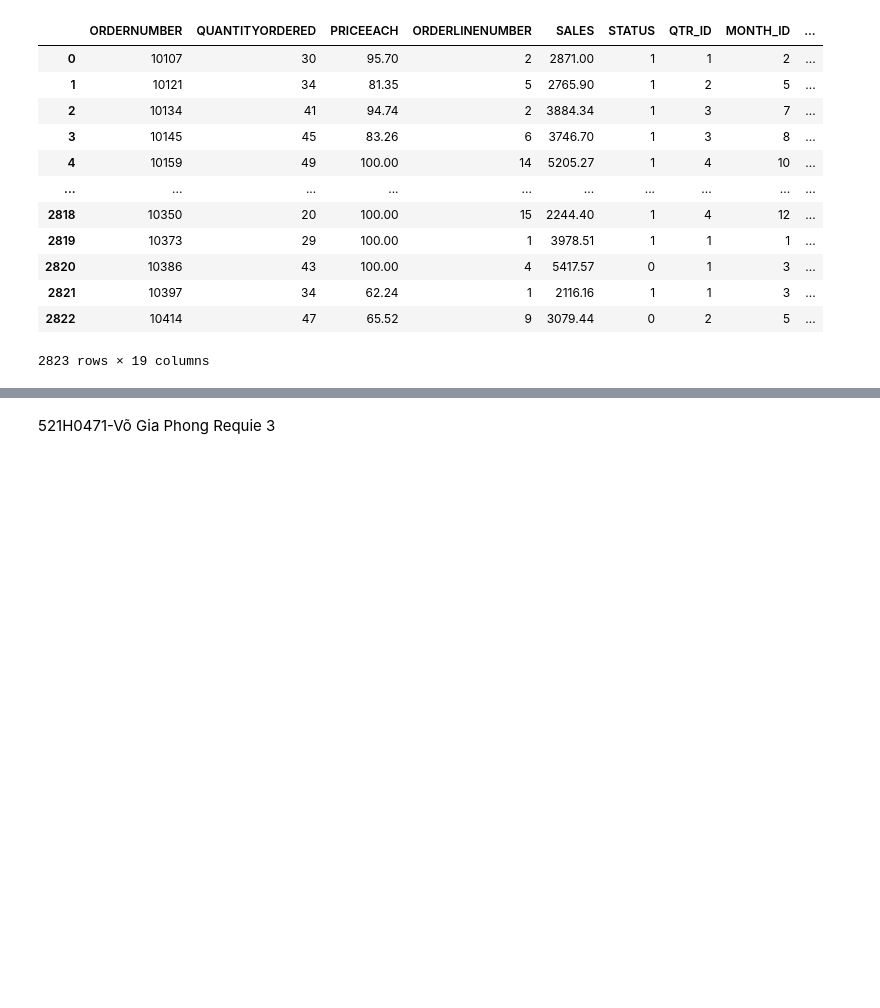
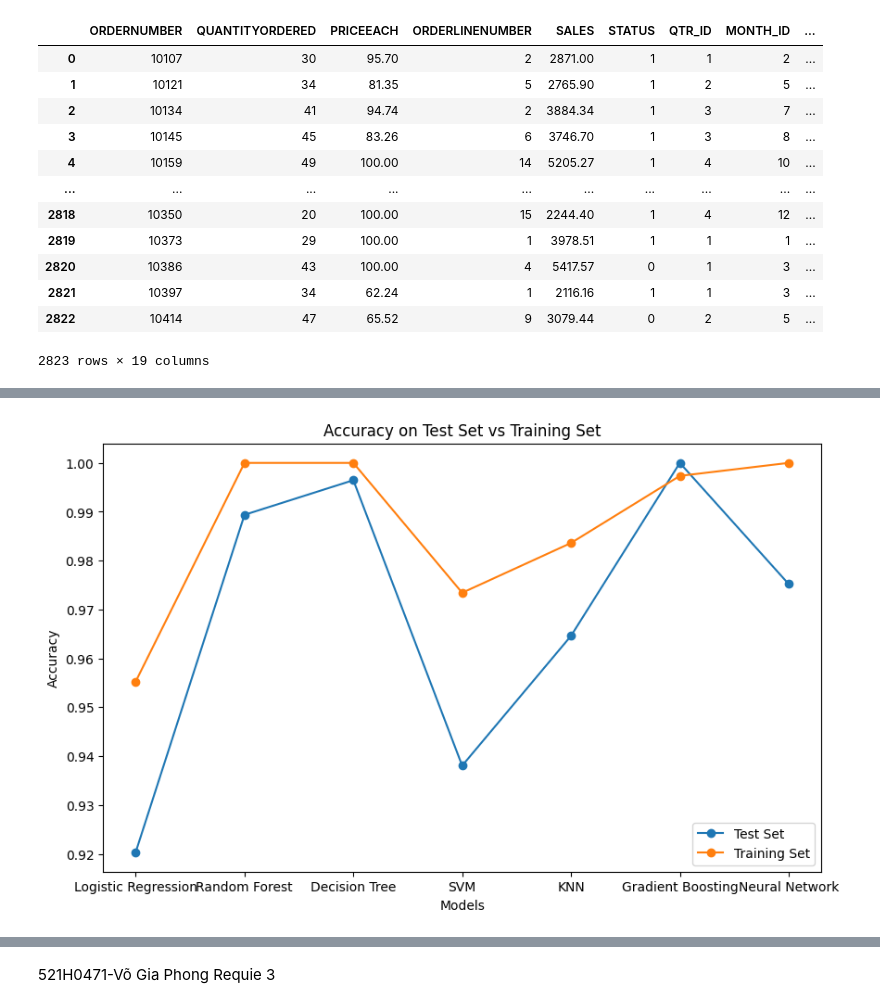
Before and after one commit to tanbaolailaptrinh/FinalMachineLearning, a Jupyter notebook: Bài 2/Question 2.ipynb, the cells around one changed output, grey strips where cells are left out. Saved outputs shown, nothing was run; the diff lists cells and outputs as text; code cells hidden in the pictures; blank space fills up the shorter version.

```diff
--- a/Bài 2/Question 2.ipynb
+++ b/Bài 2/Question 2.ipynb
@@ -322,0 +310,98 @@ Accuracy on Test Set (Neural Network): 0.9734513274336283
+# %%
+from sklearn.linear_model import LogisticRegression
+from sklearn.ensemble import RandomForestClassifier, GradientBoostingClassifier
+from sklearn.tree import DecisionTreeClassifier
+from sklearn.svm import SVC
+from sklearn.neighbors import KNeighborsClassifier
+from sklearn.neural_network import MLPClassifier
+from sklearn.metrics import accuracy_score
+import matplotlib.pyplot as plt
+
+# Khởi tạo và đào tạo mô hình Logistic Regression
+logistic_model = LogisticRegression()
+logistic_model.fit(X_train_processed, y_train)
+
+y_pred_test_log = logistic_model.predict(X_test_processed)
+accuracy_test_log = accuracy_score(y_test, y_pred_test_log)
+accuracy_train_log = accuracy_score(y_train, logistic_model.predict(X_train_processed))
+
+# Khởi tạo và đào tạo mô hình Random Forest
+random_forest_model = RandomForestClassifier()
+random_forest_model.fit(X_train_processed, y_train)
+
+y_pred_test_rf = random_forest_model.predict(X_test_processed)
+accuracy_test_rf = accuracy_score(y_test, y_pred_test_rf)
+accuracy_train_rf = accuracy_score(y_train, random_forest_model.predict(X_train_processed))
+
+# Khởi tạo và đào tạo mô hình Decision Tree
+decision_tree_model = DecisionTreeClassifier()
+decision_tree_model.fit(X_train_processed, y_train)
+
+y_pred_test_dt = decision_tree_model.predict(X_test_processed)
+accuracy_test_dt = accuracy_score(y_test, y_pred_test_dt)
+accuracy_train_dt = accuracy_score(y_train, decision_tree_model.predict(X_train_processed))
+
+# Khởi tạo và đào tạo mô hình SVC
+svm_model = SVC()
+svm_model.fit(X_train_processed, y_train)
+
+y_pred_test_svm = svm_model.predict(X_test_processed)
+accuracy_test_svm = accuracy_score(y_test, y_pred_test_svm)
+accuracy_train_svm = accuracy_score(y_train, svm_model.predict(X_train_processed))
+
+# Khởi tạo và đào tạo mô hình KNeighbors
+knn_model = KNeighborsClassifier()
+knn_model.fit(X_train_processed, y_train)
+
+y_pred_test_knn = knn_model.predict(X_test_processed)
+accuracy_test_knn = accuracy_score(y_test, y_pred_test_knn)
+accuracy_train_knn = accuracy_score(y_train, knn_model.predict(X_train_processed))
+
+# Khởi tạo và đào tạo mô hình GradientBoosting
+gb_model = GradientBoostingClassifier()
+gb_model.fit(X_train_processed, y_train)
+
+y_pred_test_gb = gb_model.predict(X_test_processed)
+accuracy_test_gb = accuracy_score(y_test, y_pred_test_gb)
+accuracy_train_gb = accuracy_score(y_train, gb_model.predict(X_train_processed))
+
+# Khởi tạo và đào tạo mô hình Neural Network
+nn_model = MLPClassifier()
+nn_model.fit(X_train_processed, y_train)
+
+y_pred_test_nn = nn_model.predict(X_test_processed)
+accuracy_test_nn = accuracy_score(y_test, y_pred_test_nn)
+accuracy_train_nn = accuracy_score(y_train, nn_model.predict(X_train_processed))
+
+# Hiển thị độ chính xác
+print("Accuracy on Test Set (Logistic Regression):", accuracy_test_log)
+print("Accuracy on Test Set (Random Forest):", accuracy_test_rf)
+print("Accuracy on Test Set (Decision Tree):", accuracy_test_dt)
+print("Accuracy on Test Set (SVM):", accuracy_test_svm)
+print("Accuracy on Test Set (KNN):", accuracy_test_knn)
+print("Accuracy on Test Set (Gradient Boosting):", accuracy_test_gb)
+print("Accuracy on Test Set (Neural Network):", accuracy_test_nn)
+
+# Hiển thị độ chính xác trên tập huấn luyện
+print("Accuracy on Training Set (Logistic Regression):", accuracy_train_log)
+print("Accuracy on Training Set (Random Forest):", accuracy_train_rf)
+print("Accuracy on Training Set (Decision Tree):", accuracy_train_dt)
+print("Accuracy on Training Set (SVM):", accuracy_train_svm)
+print("Accuracy on Training Set (KNN):", accuracy_train_knn)
+print("Accuracy on Training Set (Gradient Boosting):", accuracy_train_gb)
+print("Accuracy on Training Set (Neural Network):", accuracy_train_nn)
+
+# Vẽ biểu đồ chênh lệch
+models = ["Logistic Regression", "Random Forest", "Decision Tree", "SVM", "KNN", "Gradient Boosting", "Neural Network"]
+test_accuracies = [accuracy_test_log, accuracy_test_rf, accuracy_test_dt, accuracy_test_svm, accuracy_test_knn, accuracy_test_gb, accuracy_test_nn]
+train_accuracies = [accuracy_train_log, accuracy_train_rf, accuracy_train_dt, accuracy_train_svm, accuracy_train_knn, accuracy_train_gb, accuracy_train_nn]
+
+plt.figure(figsize=(10, 6))
+plt.plot(models, test_accuracies, label='Test Set', marker='o')
+plt.plot(models, train_accuracies, label='Training Set', marker='o')
+plt.title('Accuracy on Test Set vs Training Set')
+plt.xlabel('Models')
+plt.ylabel('Accuracy')
+plt.legend()
+plt.show()
+# %% [output]
@@ -323,3 +422,4 @@ Accuracy on Test Set (Neural Network): 0.9734513274336283
+[figure, added]
 # %%
 import matplotlib.pyplot as plt
 
```
Also changed, not shown: parts of 33 cells of this notebook.
